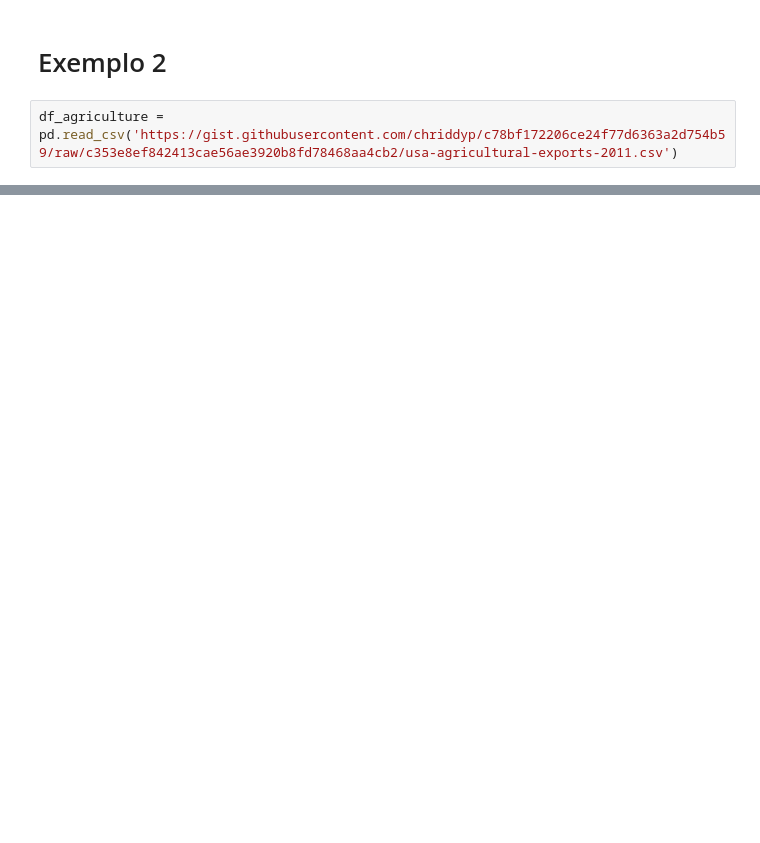
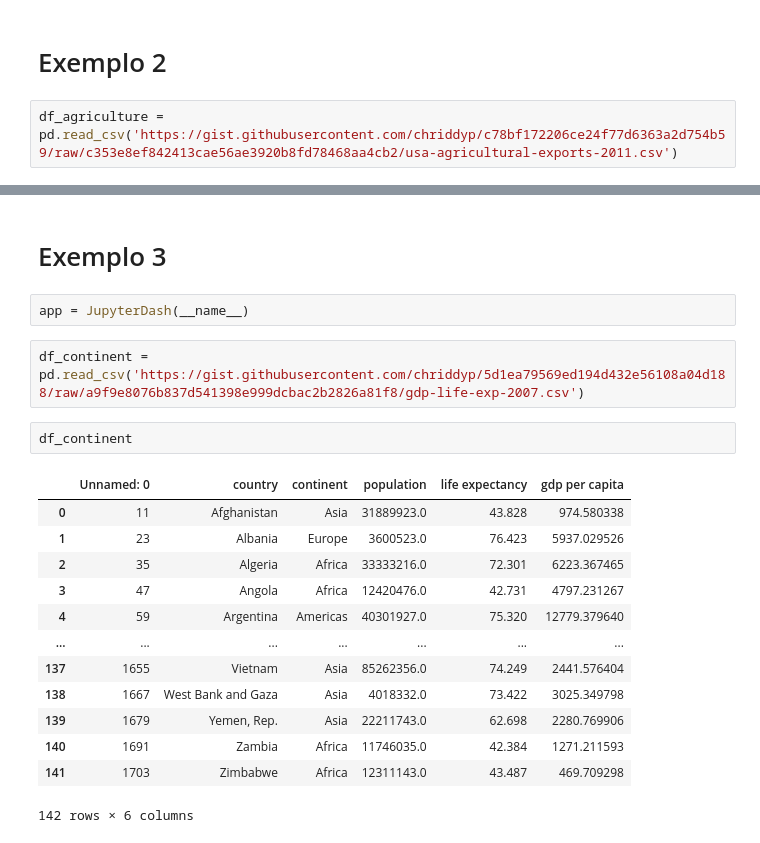
Before and after one commit to carlaolivei/jupyter-dash, a Jupyter notebook: notebooks/getting_started.ipynb, the cells around one changed output, grey strips where cells are left out. Saved outputs shown, nothing was run; the diff lists cells and outputs as text; blank space fills up the shorter version.

```diff
--- a/notebooks/getting_started.ipynb
+++ b/notebooks/getting_started.ipynb
@@ -305,0 +311,22 @@ app.run_server(mode="inline")
+# %% [markdown]
+<h1>Exemplo 3 </h1>
+# %%
+app = JupyterDash(__name__)
+# %%
+df_continent = pd.read_csv('https://gist.githubusercontent.com/chriddyp/5d1ea79569ed194d432e56108a04d188/raw/a9f9e8076b837d541398e999dcbac2b2826a81f8/gdp-life-exp-2007.csv')
+# %%
+df_continent
+# %% [output]
+|  | Unnamed: 0 | country | continent | population | life expectancy | gdp per capita |
+| 0 | 11 | Afghanistan | Asia | 31889923.0 | 43.828 | 974.580338 |
+| 1 | 23 | Albania | Europe | 3600523.0 | 76.423 | 5937.029526 |
+| 2 | 35 | Algeria | Africa | 33333216.0 | 72.301 | 6223.367465 |
+| 3 | 47 | Angola | Africa | 12420476.0 | 42.731 | 4797.231267 |
+| 4 | 59 | Argentina | Americas | 40301927.0 | 75.320 | 12779.379640 |
+| ... | ... | ... | ... | ... | ... | ... |
+| 137 | 1655 | Vietnam | Asia | 85262356.0 | 74.249 | 2441.576404 |
+| 138 | 1667 | West Bank and Gaza | Asia | 4018332.0 | 73.422 | 3025.349798 |
+| 139 | 1679 | Yemen, Rep. | Asia | 22211743.0 | 62.698 | 2280.769906 |
+| 140 | 1691 | Zambia | Africa | 11746035.0 | 42.384 | 1271.211593 |
+| 141 | 1703 | Zimbabwe | Africa | 12311143.0 | 43.487 | 469.709298 |
+142 rows × 6 columns
```
Also changed, not shown: parts of 4 cells of this notebook.
